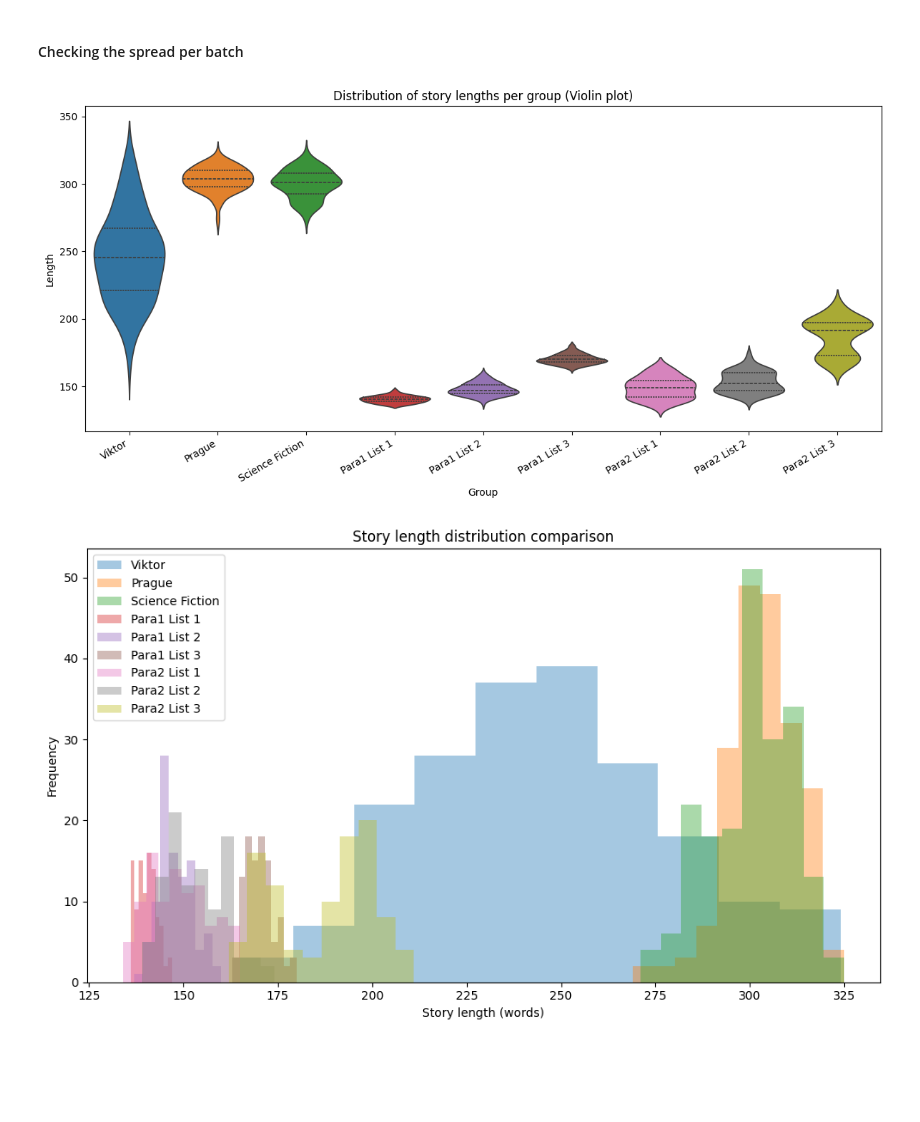
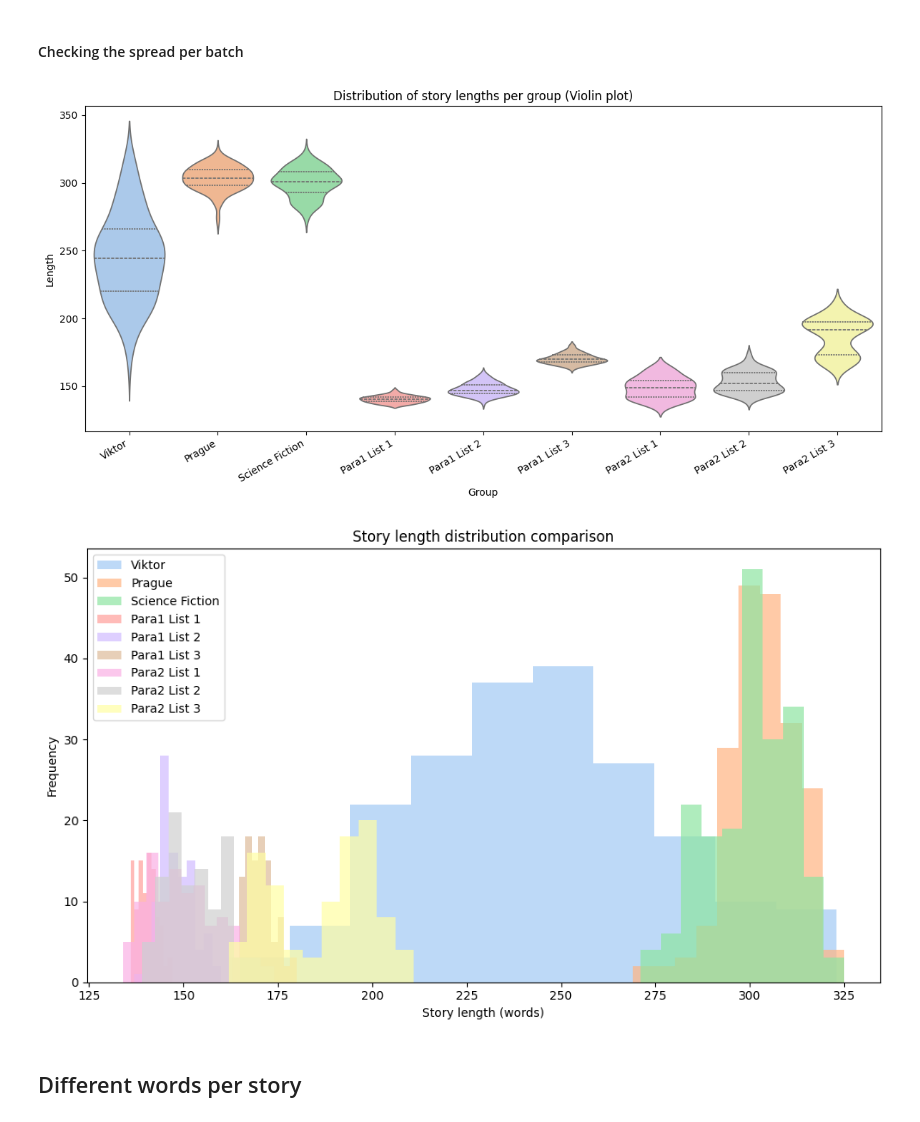
Before and after one commit to joaocnvdias/mech-i-coherence, a Jupyter notebook: vector-fields/development/prompt-v-paraphrase.ipynb, the cells around one changed output. Saved outputs shown, nothing was run; the diff lists cells and outputs as text; code cells hidden in the pictures; blank space fills up the shorter version.

```diff
--- a/vector-fields/development/prompt-v-paraphrase.ipynb
+++ b/vector-fields/development/prompt-v-paraphrase.ipynb
@@ -73,7 +73,7 @@ def load_tokens_and_decode(prompt_type, prompt_topic, tokenizer, device):
     model_inputs = prepare_llama_prompt(tokenizer, prompt, device)
     tensor_size_prompt = model_inputs['input_ids'].shape[1]
 
-    return tokenizer.batch_decode(generations[:,tensor_size_prompt:])
+    return tokenizer.batch_decode(generations[:,tensor_size_prompt:],skip_special_tokens=True)
 # %%
 model_id = "meta-llama/Meta-Llama-3.1-8B-Instruct"
 tokenizer, model, device, terminators = load_AutoModel(model_id, cuda_id=0)
@@ -141,11 +141,13 @@ labels = [
     "Para2 List 1", "Para2 List 2", "Para2 List 3"
 ]
 
-colors = [
-    "#1f77b4", "#ff7f0e", "#2ca02c",
-    "#d62728", "#9467bd", "#8c564b",
-    "#e377c2", "#7f7f7f", "#bcbd22"
-]
+# colors = [
+#     "#1f77b4", "#ff7f0e", "#2ca02c",
+#     "#d62728", "#9467bd", "#8c564b",
+#     "#e377c2", "#7f7f7f", "#bcbd22"
+# ]
+
+colors = sns.color_palette("pastel", len(labels))
 # %% [markdown]
 #### Which group of stories tend to be longer?
 # %%
@@ -203,19 +205,21 @@ plt.xticks(rotation=30, ha="right")
 plt.tight_layout()
 plt.show()
 # %% [output]
-[figure, old version]
+[figure, new version]
 # %%
 plt.figure(figsize=(10, 6))
 bins = 10  # Adjust granularity
 
 for lens, label, color in zip(batch_lengths, labels, colors):
-    plt.hist(lens, bins=bins, alpha=0.4, label=label, color=color)
+    plt.hist(lens, bins=bins, alpha=0.7, label=label, color=color)
 
 plt.xlabel("Story length (words)")
 plt.ylabel("Frequency")
 plt.title("Story length distribution comparison")
 plt.legend()
 plt.tight_layout()
 plt.show()
 # %% [output]
-[figure, old version]
+[figure, new version]
+# %% [markdown]
+## Different words per story
```
Also changed, not shown: parts of 7 cells of this notebook.
